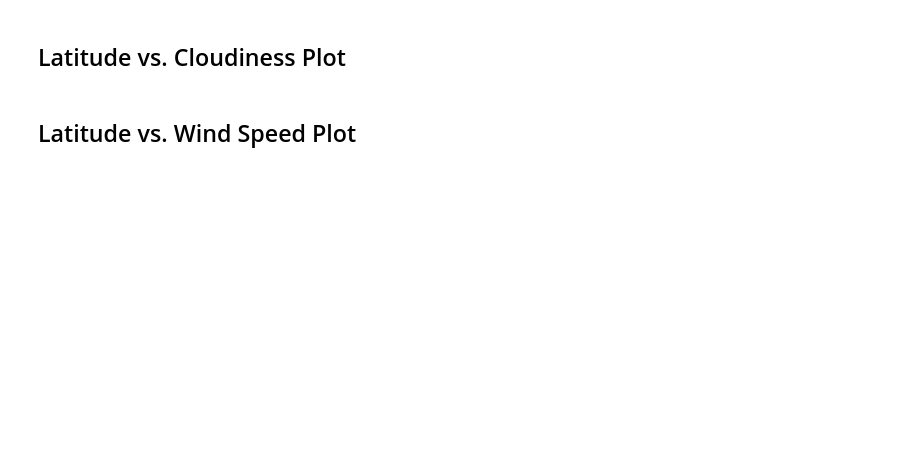
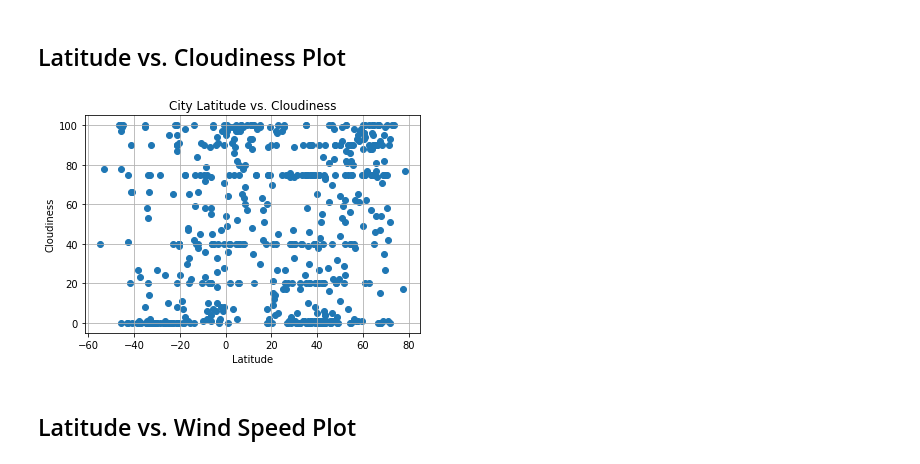
Before and after one commit to brookecrofts/WeatherPy_Analysis, a Jupyter notebook: WeatherPy/WeatherPy.ipynb, the cells around one changed output. Cells and saved outputs as stored; diff of their text form; code cells hidden in the pictures; blank space fills up the shorter version.

```diff
--- a/WeatherPy/WeatherPy.ipynb
+++ b/WeatherPy/WeatherPy.ipynb
@@ -204,12 +219,14 @@ plt.show()
 # %% [markdown]
 ## Latitude vs. Cloudiness Plot
 # %%
-plt.scatter(weather_df["Latitude"], weather_df["Cloudiness"], marker="o")
+plt.scatter(weather_df["Lat"], weather_df["Cloudiness (%)"], marker="o")
 plt.title("City Latitude vs. Cloudiness")
 plt.ylabel("Cloudiness")
 plt.xlabel("Latitude")
 plt.grid(True)
 plt.show()
+# %% [output]
+[figure, added]
 # %% [markdown]
 ## Latitude vs. Wind Speed Plot
 # %%
```
Also changed, not shown: parts of 7 cells of this notebook.
